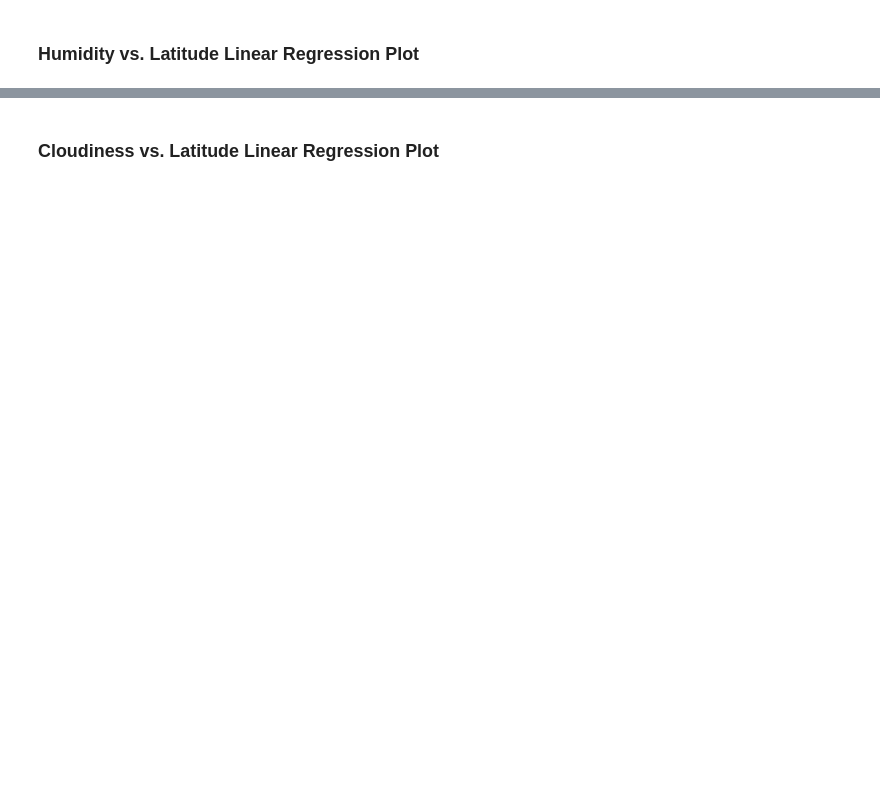
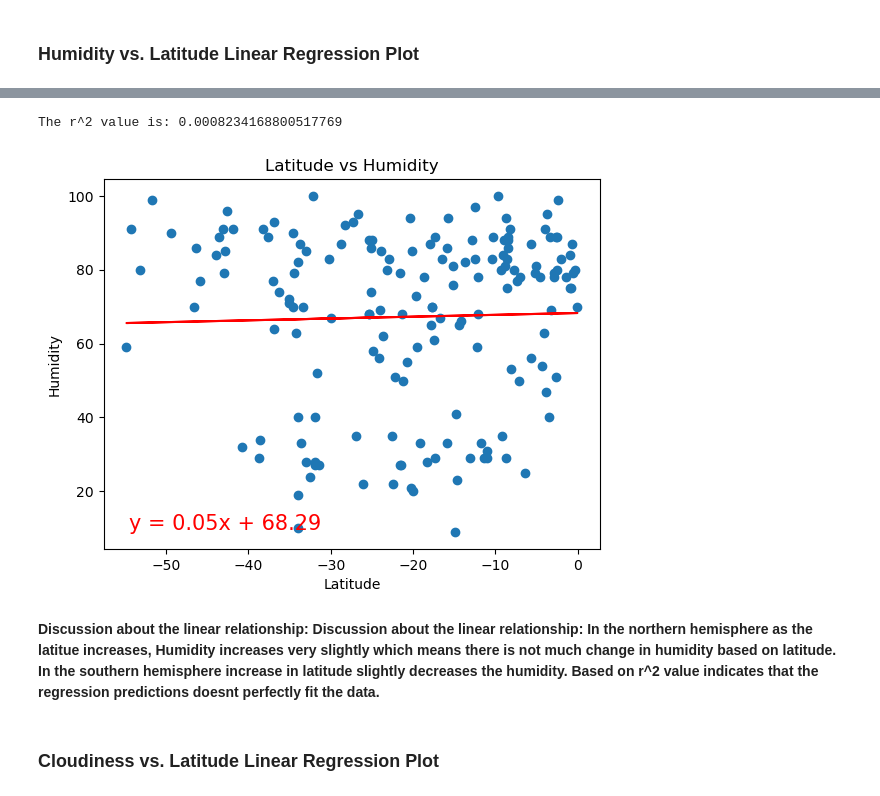
Before and after one commit to prekha32/python-api-challenge, a Jupyter notebook: WeatherPy/WeatherPy.ipynb, the cells around one changed output, grey strips where cells are left out. Drawn from its saved outputs; the diff is of its cells as text; code cells hidden in the pictures; blank space fills up the shorter version.

```diff
--- a/WeatherPy/WeatherPy.ipynb
+++ b/WeatherPy/WeatherPy.ipynb
@@ -356,2 +350,12 @@ The r^2-value is: 0.00014367159540169783
+# %%
+# Southern Hemisphere
+x_values = southern_hemi_df["Lat"]
+y_values = southern_hemi_df["Humidity"]
+plot_chart(x_values, y_values,"Latitude","Humidity","Latitude vs Humidity")
+# %% [output]
+The r^2 value is: 0.0008234168800517769
+[figure, added]
+# %% [markdown]
+**Discussion about the linear relationship: Discussion about the linear relationship: In the northern hemisphere as the latitue increases, Humidity increases very slightly which means there is not much change in humidity based on latitude. In the southern hemisphere increase in latitude slightly decreases the humidity. Based on r^2 value indicates that the regression predictions doesnt perfectly fit the data.**
 # %% [markdown]
 ### Cloudiness vs. Latitude Linear Regression Plot
```
Also changed, not shown: parts of 17 cells of this notebook, 1 other file.
